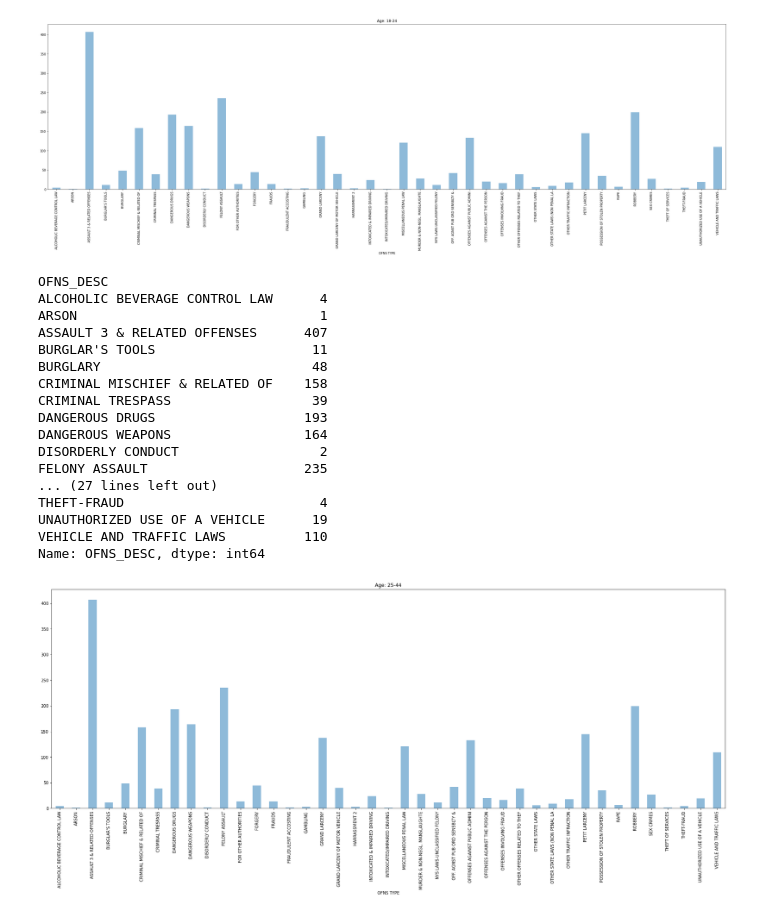
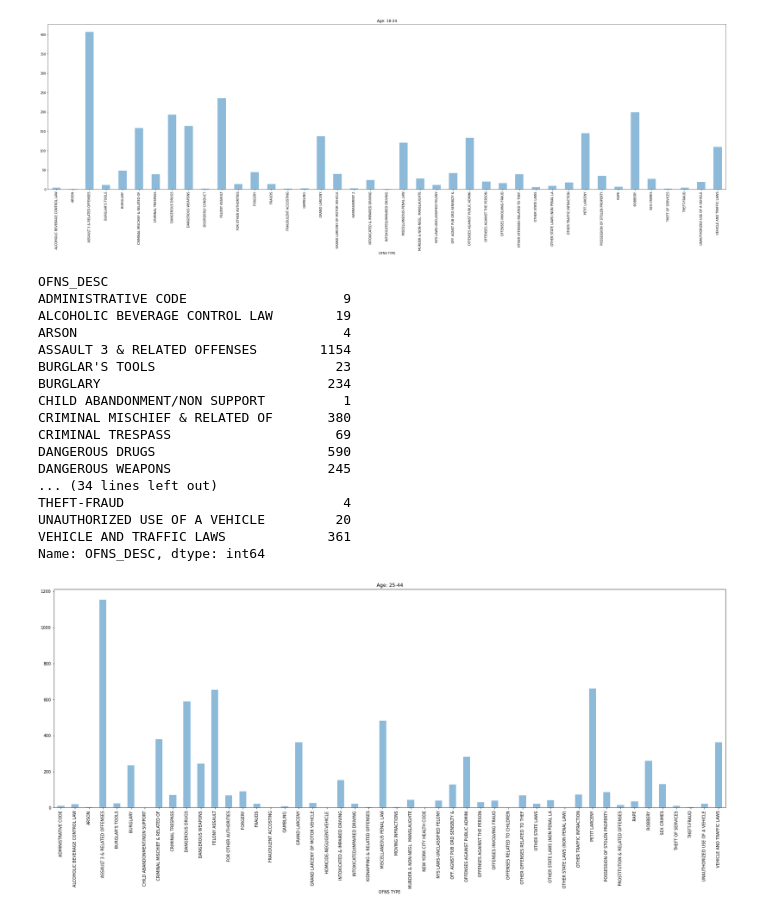
Before and after one commit to cesar3963/Covid-Vs-NYPD-Crime-, a Jupyter notebook: march_age_groups_vs_crime_totals.ipynb, the cells around one changed output. Cells and saved outputs as stored; diff of their text form; code cells hidden in the pictures.

Commit message:
fixed age graphs

```diff
--- a/march_age_groups_vs_crime_totals.ipynb
+++ b/march_age_groups_vs_crime_totals.ipynb
@@ -98,35 +98,35 @@ plt.show()
 # %%
 march_age_25_44 = march_data.loc[(march_data["AGE_GROUP"] == "25-44"), :]
 group_ofns_25_44 = march_age_25_44.groupby("OFNS_DESC")
-count_ofns_25_44 = group_ofns["OFNS_DESC"].count()
+count_ofns_25_44 = group_ofns_25_44["OFNS_DESC"].count()
 count_ofns_25_44
 # %% [output]
 OFNS_DESC
-ALCOHOLIC BEVERAGE CONTROL LAW      4
-ARSON                               1
-ASSAULT 3 & RELATED OFFENSES      407
-BURGLAR'S TOOLS                    11
-BURGLARY                           48
-CRIMINAL MISCHIEF & RELATED OF    158
-CRIMINAL TRESPASS                  39
-DANGEROUS DRUGS                   193
-DANGEROUS WEAPONS                 164
-DISORDERLY CONDUCT                  2
-FELONY ASSAULT                    235
-... (27 lines left out)
-THEFT-FRAUD                         4
-UNAUTHORIZED USE OF A VEHICLE      19
-VEHICLE AND TRAFFIC LAWS          110
+ADMINISTRATIVE CODE                    9
+ALCOHOLIC BEVERAGE CONTROL LAW        19
+ARSON                                  4
+ASSAULT 3 & RELATED OFFENSES        1154
+BURGLAR'S TOOLS                       23
+BURGLARY                             234
+CHILD ABANDONMENT/NON SUPPORT          1
+CRIMINAL MISCHIEF & RELATED OF       380
+CRIMINAL TRESPASS                     69
+DANGEROUS DRUGS                      590
+DANGEROUS WEAPONS                    245
+... (34 lines left out)
+THEFT-FRAUD                            4
+UNAUTHORIZED USE OF A VEHICLE         20
+VEHICLE AND TRAFFIC LAWS             361
 Name: OFNS_DESC, dtype: int64
 # %%
 plt.figure(figsize=(30,10))
 
-ofns_chart_18_24m = count_ofns.plot(kind="bar", alpha=0.5)
+ofns_chart_25_44m = count_ofns_25_44.plot(kind="bar", alpha=0.5)
 plt.title("Age: 25-44")
 plt.xlabel("OFNS TYPE")
 
 
 
 plt.show()
 # %% [output]
-[figure, old version]
+[figure, new version]
```
